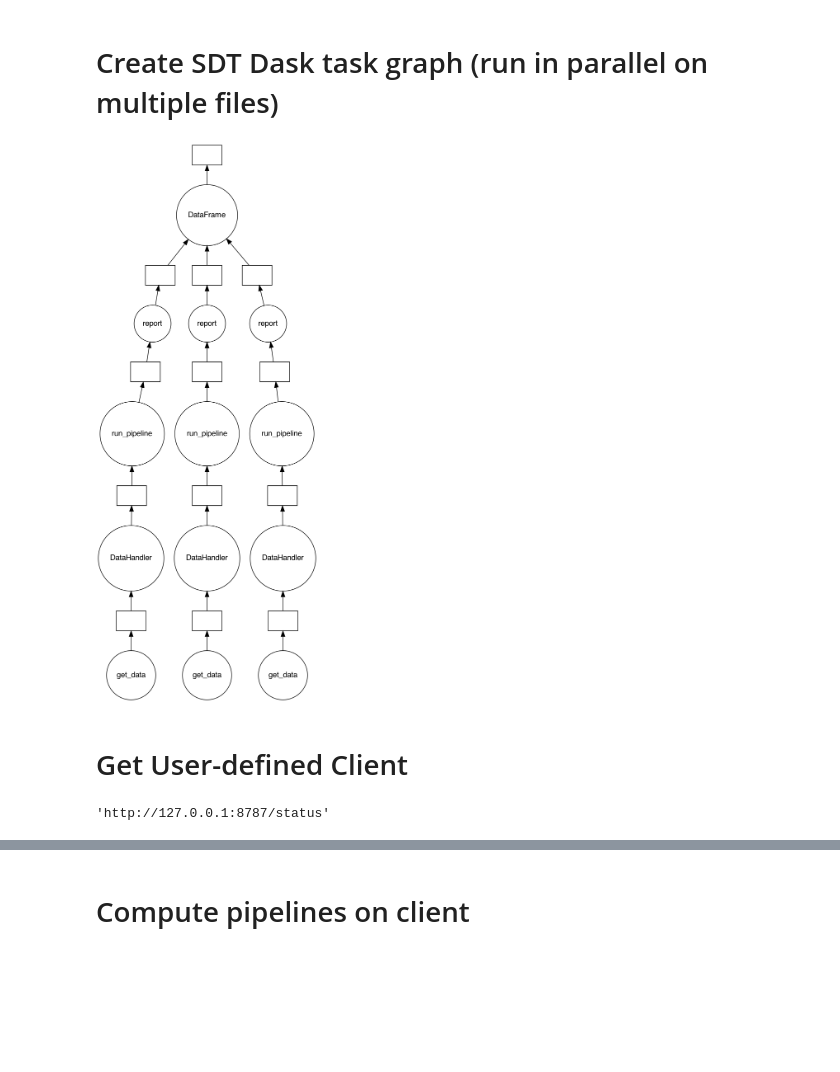
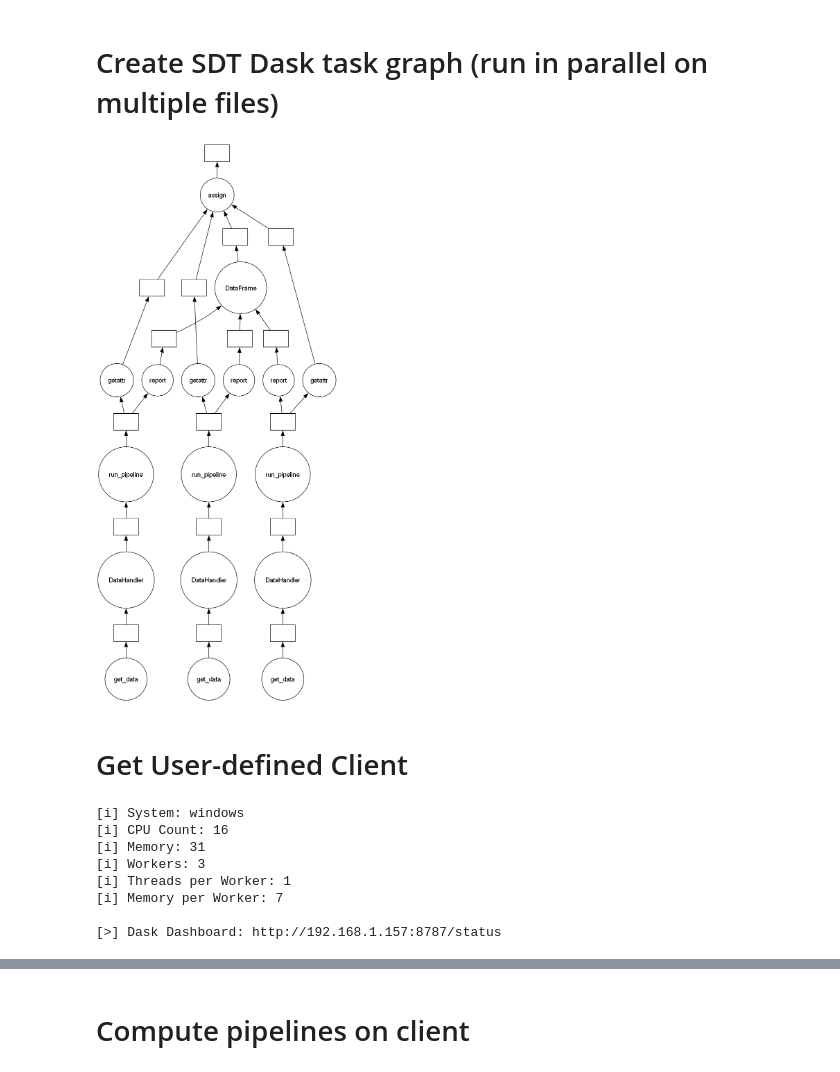
Before and after one commit to slacgismo/solar-data-tools, a Jupyter notebook: sdt_dask/examples/tool_demo_local_pvdaq.ipynb, the cells around one changed output, grey strips where cells are left out. Cells and saved outputs as stored; diff of their text form; code cells hidden in the pictures; blank space fills up the shorter version.

```diff
--- a/sdt_dask/examples/tool_demo_local_pvdaq.ipynb
+++ b/sdt_dask/examples/tool_demo_local_pvdaq.ipynb
@@ -51,30 +58,38 @@ data_plug.get_data(KEYS[1])
 # %%
 # Define the pipeline run for as single dataset
 def run_pipeline(datahandler, solver, solver_convex, verbose=False):
     # Need to call this separately to have it run correctly in task graph
     # since it doesn't return anything
     datahandler.run_pipeline(solver=solver, solver_convex=solver_convex, verbose=verbose)
     return datahandler
 
 
 # Call above functions in a for loop over the keys
 # and collect results in a DataFrame
 reports = []
+runtimes = []
 
 for key in KEYS:
 
     df = delayed(data_plug.get_data)(key)
     dh = delayed(DataHandler)(df)
     dh_run = delayed(run_pipeline)(dh, solver="OSQP", solver_convex="OSQP", verbose=True)
     report = dh_run.report
+    runtime = dh_run.total_time
+
     report = delayed(report)(return_values=True, verbose=False)
+    runtime = delayed(runtime)
+
     reports.append(report)
+    runtimes.append(runtime)
+
 
 df_reports = delayed(pd.DataFrame)(reports)
+df_reports = delayed(df_reports.assign)(runtime=runtimes, keys=KEYS)
 
 # Visualizing the graph
 df_reports.visualize()
 # %% [output]
-[figure, old version]
+[figure, new version]
 # %% [markdown]
 # Get User-defined Client
@@ -81,8 +100,17 @@ df_reports.visualize()
 # %%
-client = Client(memory_limit='32GB')
-client.dashboard_link
+client = Local().init_client(n_workers=n_workers,
+                             threads_per_worker=threads_per_worker,
+                             memory_per_worker=memory_per_worker,
+                             verbose = True)
 # %% [output]
-'http://127.0.0.1:8787/status'
+[i] System: windows
+[i] CPU Count: 16
+[i] Memory: 31
+[i] Workers: 3
+[i] Threads per Worker: 1
+[i] Memory per Worker: 7
+
+[>] Dask Dashboard: http://192.168.1.157:8787/status
 # %%
 client
 # %% [output]
```
Also changed, not shown: parts of 9 cells of this notebook, 9 other files.
